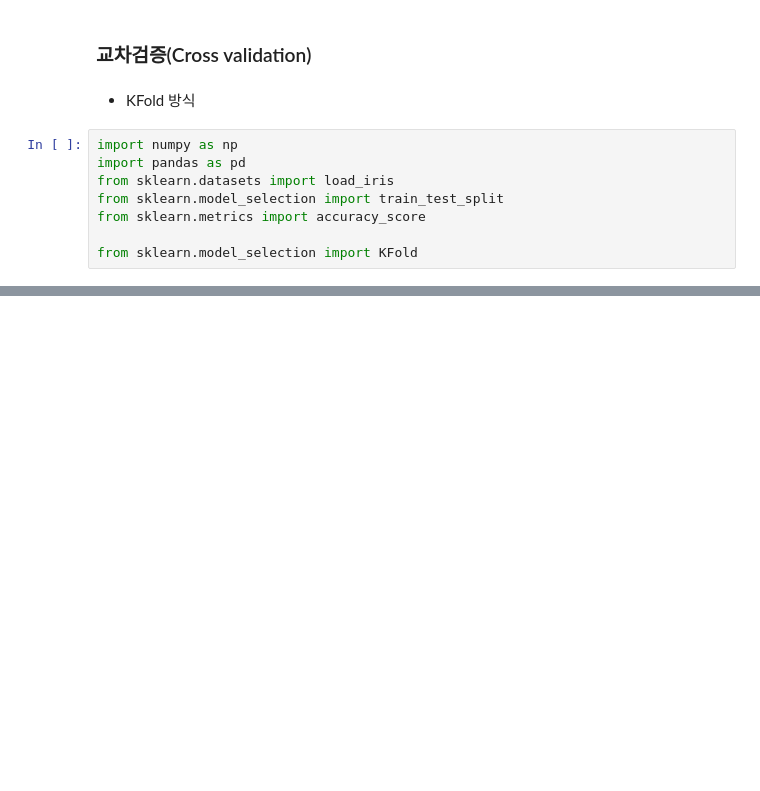
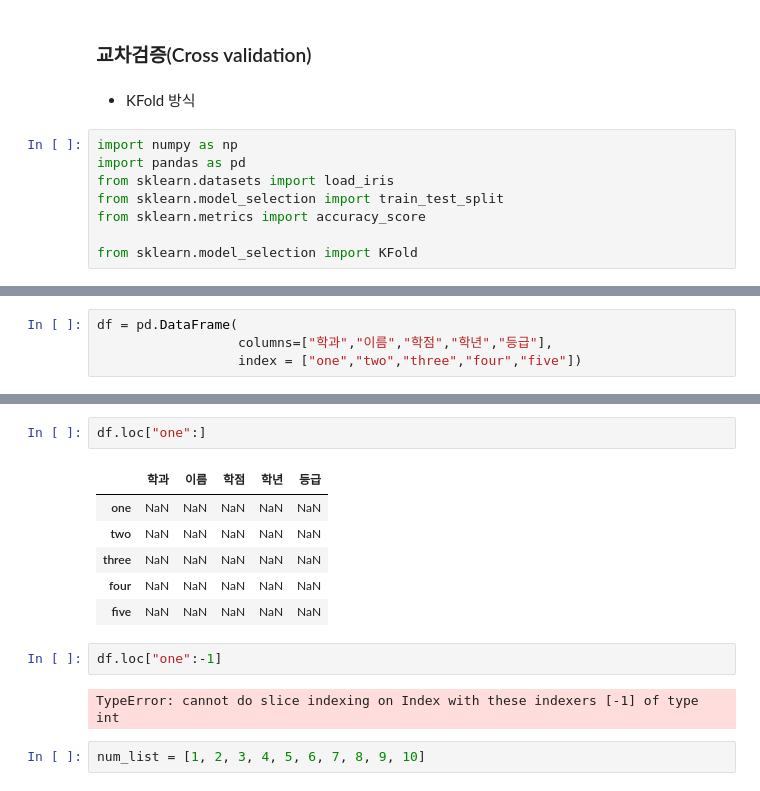
Before and after one commit to dhdmsdud/TIL, a Jupyter notebook: MachinLearning/ML_iris_classification[01].ipynb, the cells around one changed output, grey strips where cells are left out. Drawn from its saved outputs; the diff is of its cells as text; blank space fills up the shorter version.

```diff
--- a/MachinLearning/ML_iris_classification[01].ipynb
+++ b/MachinLearning/ML_iris_classification[01].ipynb
@@ -238,0 +455,4 @@ from sklearn.model_selection import KFold
+# %%
+df = pd.DataFrame(
+                  columns=["학과","이름","학점","학년","등급"],
+                  index = ["one","two","three","four","five"])
@@ -238,0 +475,15 @@ from sklearn.model_selection import KFold
+# %%
+df.loc["one":]
+# %% [output]
+|  | 학과 | 이름 | 학점 | 학년 | 등급 |
+| one | NaN | NaN | NaN | NaN | NaN |
+| two | NaN | NaN | NaN | NaN | NaN |
+| three | NaN | NaN | NaN | NaN | NaN |
+| four | NaN | NaN | NaN | NaN | NaN |
+| five | NaN | NaN | NaN | NaN | NaN |
+# %%
+df.loc["one":-1]
+# %% [output]
+TypeError: cannot do slice indexing on Index with these indexers [-1] of type int
+# %%
+num_list = [1, 2, 3, 4, 5, 6, 7, 8, 9, 10]
```
Also changed, not shown: parts of 20 cells of this notebook.
